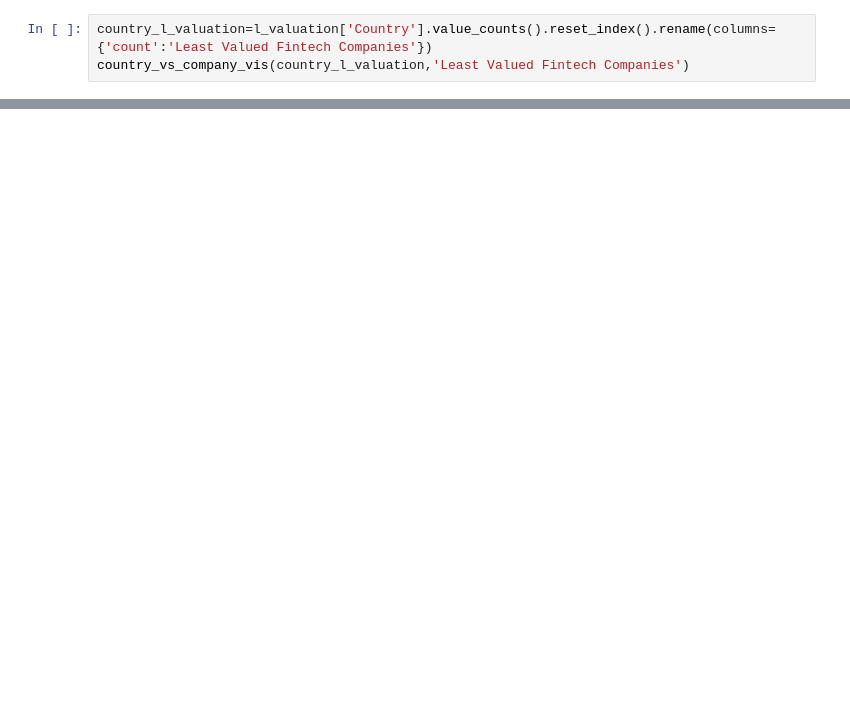
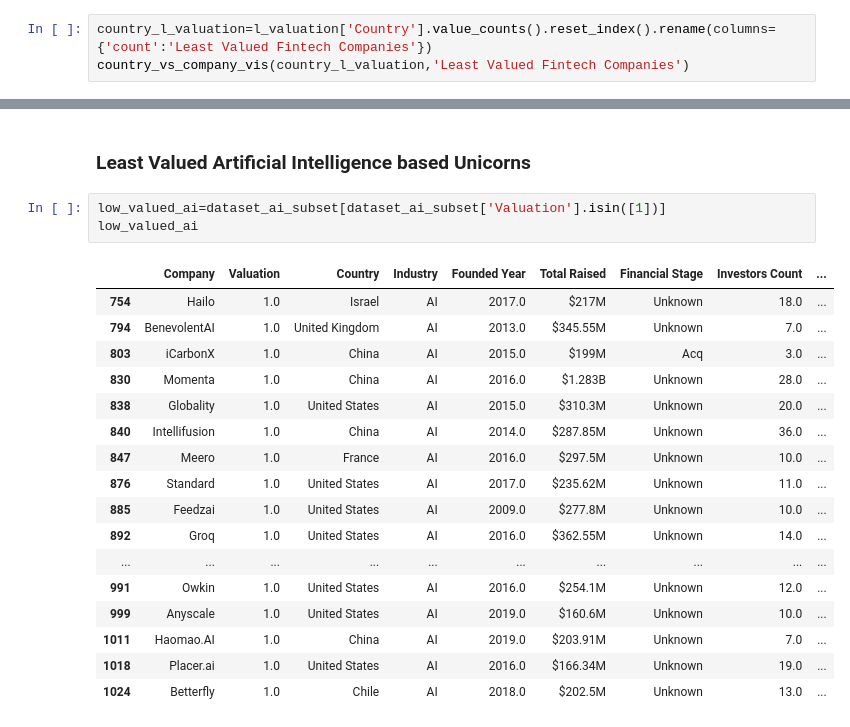
Before and after one commit to SavyaSanchi-Sharma/Projects, a Jupyter notebook: data_science_projects/unicorn_dataset_analysis/notebooks/unicorn_company_analysis.ipynb, the cells around one changed output, grey strips where cells are left out. Cells and saved outputs as stored; diff of their text form; blank space fills up the shorter version.

```diff
--- a/data_science_projects/unicorn_dataset_analysis/notebooks/unicorn_company_analysis.ipynb
+++ b/data_science_projects/unicorn_dataset_analysis/notebooks/unicorn_company_analysis.ipynb
@@ -356,0 +195,23 @@ Name: count, dtype: int64
+# %% [markdown]
+### Least Valued Artificial Intelligence based Unicorns
+# %%
+low_valued_ai=dataset_ai_subset[dataset_ai_subset['Valuation'].isin([1])]
+low_valued_ai
+# %% [output]
+|  | Company | Valuation | Country | Industry | Founded Year | Total Raised | Financial Stage | Investors Count | ... |
+| 754 | Hailo | 1.0 | Israel | AI | 2017.0 | $217M | Unknown | 18.0 | ... |
+| 794 | BenevolentAI | 1.0 | United Kingdom | AI | 2013.0 | $345.55M | Unknown | 7.0 | ... |
+| 803 | iCarbonX | 1.0 | China | AI | 2015.0 | $199M | Acq | 3.0 | ... |
+| 830 | Momenta | 1.0 | China | AI | 2016.0 | $1.283B | Unknown | 28.0 | ... |
+| 838 | Globality | 1.0 | United States | AI | 2015.0 | $310.3M | Unknown | 20.0 | ... |
+| 840 | Intellifusion | 1.0 | China | AI | 2014.0 | $287.85M | Unknown | 36.0 | ... |
+| 847 | Meero | 1.0 | France | AI | 2016.0 | $297.5M | Unknown | 10.0 | ... |
+| 876 | Standard | 1.0 | United States | AI | 2017.0 | $235.62M | Unknown | 11.0 | ... |
+| 885 | Feedzai | 1.0 | United States | AI | 2009.0 | $277.8M | Unknown | 10.0 | ... |
+| 892 | Groq | 1.0 | United States | AI | 2016.0 | $362.55M | Unknown | 14.0 | ... |
+| ... | ... | ... | ... | ... | ... | ... | ... | ... | ... |
+| 991 | Owkin | 1.0 | United States | AI | 2016.0 | $254.1M | Unknown | 12.0 | ... |
+| 999 | Anyscale | 1.0 | United States | AI | 2019.0 | $160.6M | Unknown | 10.0 | ... |
+| 1011 | Haomao.AI | 1.0 | China | AI | 2019.0 | $203.91M | Unknown | 7.0 | ... |
+| 1018 | Placer.ai | 1.0 | United States | AI | 2016.0 | $166.34M | Unknown | 19.0 | ... |
+| 1024 | Betterfly | 1.0 | Chile | AI | 2018.0 | $202.5M | Unknown | 13.0 | ... |
```
Also changed, not shown: parts of 35 cells of this notebook, 3 other files.
